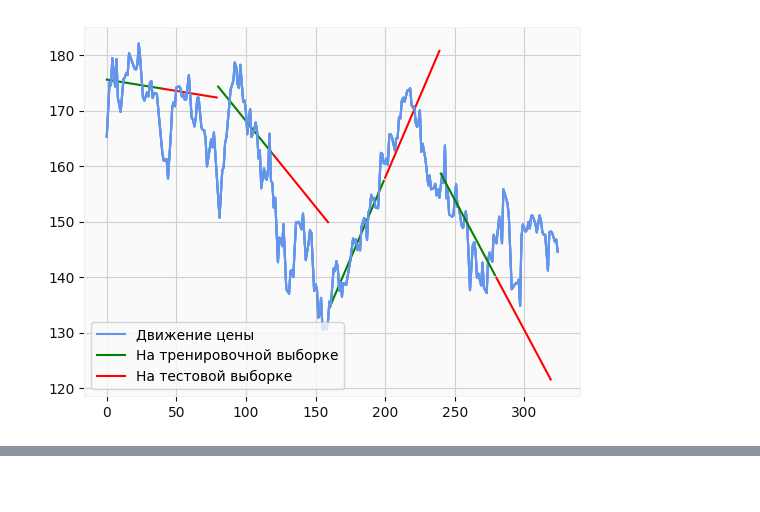
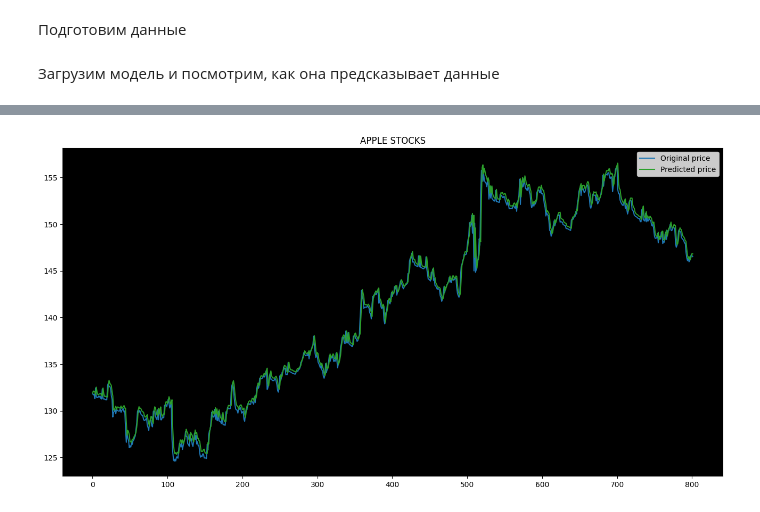
Before and after one commit to DmitryjVeselyj/Stocks_Analyzer, a Jupyter notebook: example.ipynb, the cells around one changed output, grey strips where cells are left out. Saved outputs shown, nothing was run; the diff lists cells and outputs as text; code cells hidden in the pictures; blank space fills up the shorter version.

```diff
--- a/example.ipynb
+++ b/example.ipynb
@@ -38,23 +0,0 @@ time
-# %%
-regressor = TheilSenRegressor()
-x = range(df.shape[0])
-y = df['close']
-n_intervals = 4
-
-step = len(x) // (n_intervals * 2)
-for i in range(0, n_intervals * 2,2):
-    x_train = np.array(x[step * i:step * (i + 1)]).reshape(-1,1)
-    y_train = y[step * i:step * (i + 1)]
-    x_test = np.array(x[step * (i + 1):step * (i+2)]).reshape(-1,1)
-    regressor.fit(x_train,y_train)
-    y_tr = regressor.predict(x_train)
-    y_pred = regressor.predict(x_test)
-    plt.plot(x,y, color = 'cornflowerblue')
-    plt.plot(x_train,y_tr, color = 'green')
-    plt.plot(x_test,y_pred, color = 'red')
-
-plt.axis('tight')
-plt.legend(loc='lower left', labels = ['Движение цены', 'На тренировочной выборке', 'На тестовой выборке'])
-plt.show()
-# %% [output]
-[figure, removed]
@@ -60,0 +8,33 @@ plt.show()
+# %% [markdown]
+Подготовим данные
+# %%
+time_offset = 14
+df = pd.read_csv('stocks_data/AAPL_HOUR.csv')
+df = df['Close'].values
+df = df.reshape(-1, 1)
+dataset_train = np.array(df[:int(df.shape[0]*0.8)])
+dataset_test = np.array(df[int(df.shape[0]*0.8):])
+
+scaler = MinMaxScaler(feature_range=(0,1))
+dataset_train = scaler.fit_transform(dataset_train)
+dataset_test = scaler.transform(dataset_test)
+x_train, y_train = create_dataset(dataset_train, time_offset)
+x_test, y_test = create_dataset(dataset_test, time_offset)
+x_train = np.reshape(x_train, (x_train.shape[0], x_train.shape[1], 1))
+x_test = np.reshape(x_test, (x_test.shape[0], x_test.shape[1], 1))
+# %% [markdown]
+Загрузим модель и посмотрим, как она предсказывает данные
+# %%
+model = load_model("stock_prediction.h5")
+predictions = model.predict(x_test)
+predictions = scaler.inverse_transform(predictions)
+y_test_scaled = scaler.inverse_transform(y_test.reshape(-1, 1))
+
+fig, ax = plt.subplots(figsize=(16,8))
+ax.set_facecolor('black')
+ax.plot(y_test_scaled, color='tab:blue', label='Original price')
+ax.plot(predictions, color='tab:green', label='Predicted price')
+plt.legend()
+plt.title("APPLE STOCKS")
+plt.show()
+# %% [output]
@@ -60,0 +42 @@ plt.show()
+[figure, added]
```
Also changed, not shown: parts of 7 cells of this notebook, 11 other files.
